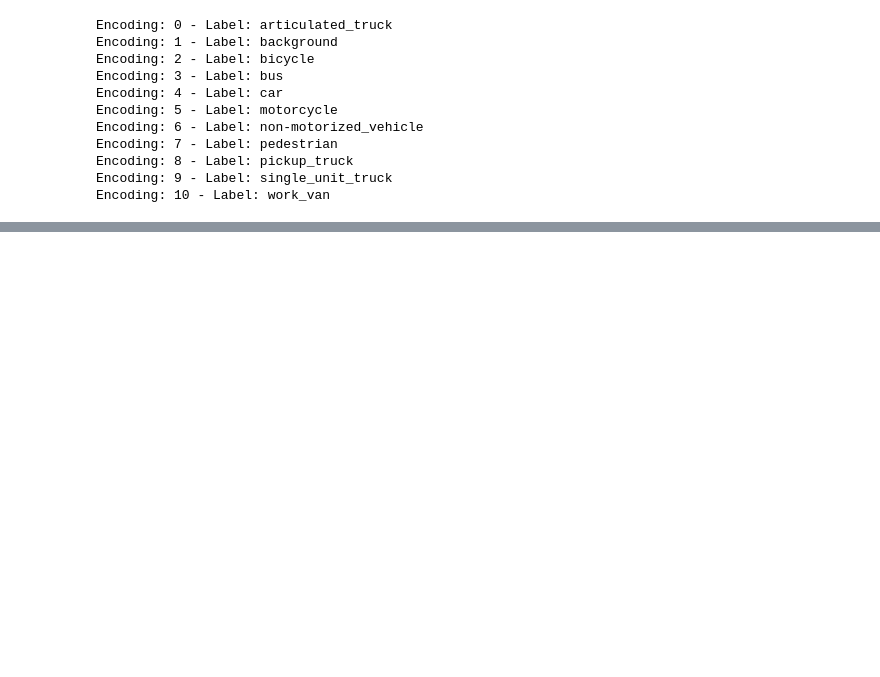
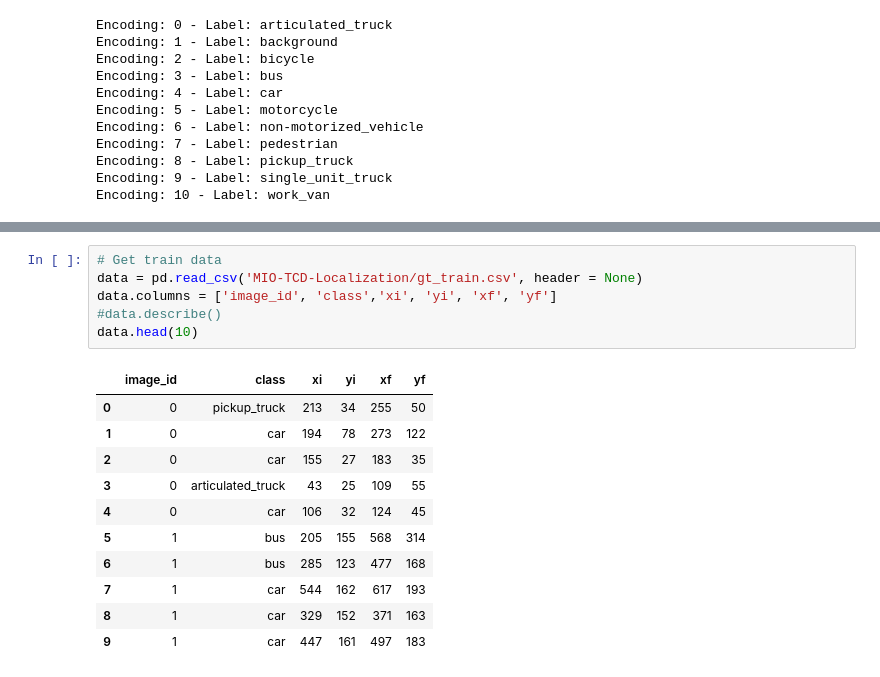
Before and after one commit to bryanjay28/ComputerVisionFinalProject, a Jupyter notebook: object_detection.ipynb, the cells around one changed output, grey strips where cells are left out. Cells and saved outputs as stored; diff of their text form; blank space fills up the shorter version.

```diff
--- a/object_detection.ipynb
+++ b/object_detection.ipynb
@@ -150,0 +155,18 @@ for i in range(1,3):
+# %%
+# Get train data
+data = pd.read_csv('MIO-TCD-Localization/gt_train.csv', header = None)
+data.columns = ['image_id', 'class','xi', 'yi', 'xf', 'yf']
+#data.describe()
+data.head(10)
+# %% [output]
+|  | image_id | class | xi | yi | xf | yf |
+| 0 | 0 | pickup_truck | 213 | 34 | 255 | 50 |
+| 1 | 0 | car | 194 | 78 | 273 | 122 |
+| 2 | 0 | car | 155 | 27 | 183 | 35 |
+| 3 | 0 | articulated_truck | 43 | 25 | 109 | 55 |
+| 4 | 0 | car | 106 | 32 | 124 | 45 |
+| 5 | 1 | bus | 205 | 155 | 568 | 314 |
+| 6 | 1 | bus | 285 | 123 | 477 | 168 |
+| 7 | 1 | car | 544 | 162 | 617 | 193 |
+| 8 | 1 | car | 329 | 152 | 371 | 163 |
+| 9 | 1 | car | 447 | 161 | 497 | 183 |
```
Also changed, not shown: parts of 10 cells of this notebook.
